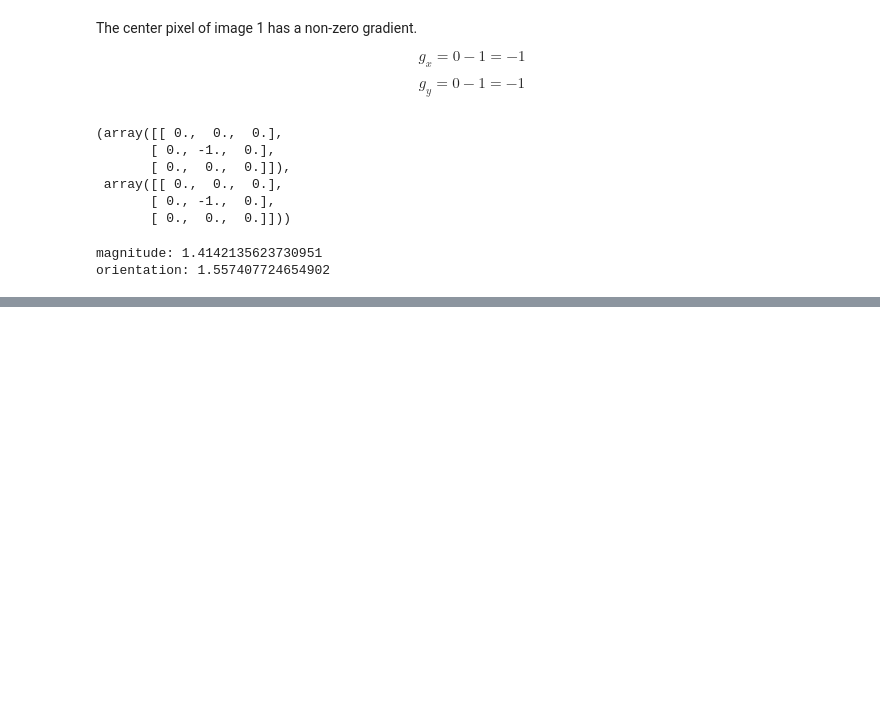
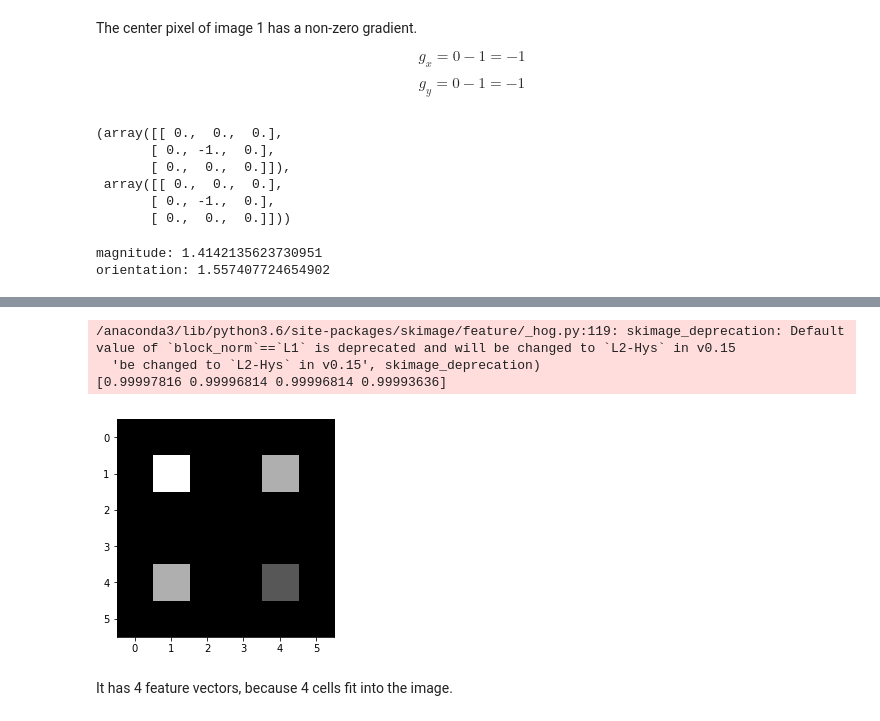
Before and after one commit to n4n0lix/CV, a Jupyter notebook: 10/ex10.ipynb, the cells around one changed output, grey strips where cells are left out. Cells and saved outputs as stored; diff of their text form; code cells hidden in the pictures; blank space fills up the shorter version.

```diff
--- a/10/ex10.ipynb
+++ b/10/ex10.ipynb
@@ -97,0 +108,12 @@ TypeError: Image data cannot be converted to float
+# %%
+hog1 = hog(im2, orientations=1, pixels_per_cell=(3,3), cells_per_block=(1,1), visualise=True)
+
+print(hog1[0])
+show_gray(hog1[1])
+# %% [output]
+/anaconda3/lib/python3.6/site-packages/skimage/feature/_hog.py:119: skimage_deprecation: Default value of `block_norm`==`L1` is deprecated and will be changed to `L2-Hys` in v0.15
+  'be changed to `L2-Hys` in v0.15', skimage_deprecation)
+[0.99997816 0.99996814 0.99996814 0.99993636]
+[figure, added]
+# %% [markdown]
+It has 4 feature vectors, because 4 cells fit into the image.
```
Also changed, not shown: parts of 4 cells of this notebook, 1 other file.
